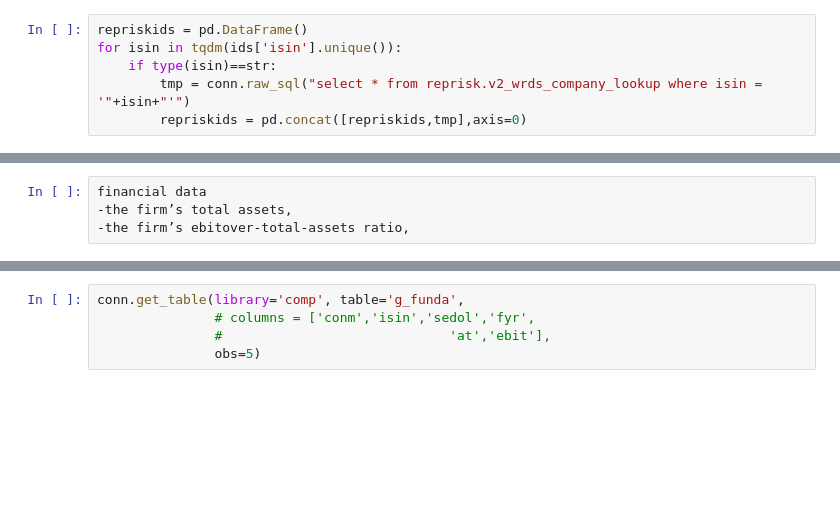
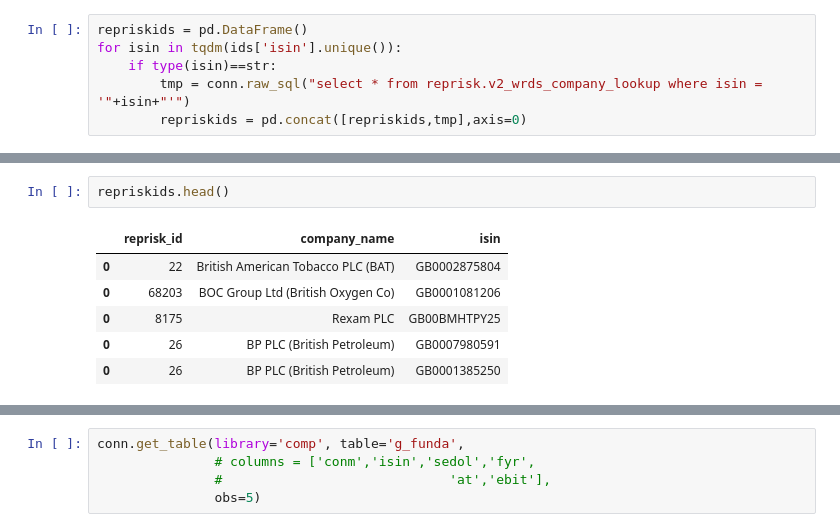
Before and after one commit to 222561/UZH_AssetPricing_Assignment, a Jupyter notebook: Project/data/wrds.ipynb, the cells around one changed output, grey strips where cells are left out. Saved outputs shown, nothing was run; the diff lists cells and outputs as text; blank space fills up the shorter version.

```diff
--- a/Project/data/wrds.ipynb
+++ b/Project/data/wrds.ipynb
@@ -112,4 +69,9 @@ isin='GB0002875804'
-# %%
-financial data
--the firm’s total assets,
--the firm’s ebitover-total-assets ratio,
+# %%
+repriskids.head()
+# %% [output]
+|  | reprisk_id | company_name | isin |
+| 0 | 22 | British American Tobacco PLC (BAT) | GB0002875804 |
+| 0 | 68203 | BOC Group Ltd (British Oxygen Co) | GB0001081206 |
+| 0 | 8175 | Rexam PLC | GB00BMHTPY25 |
+| 0 | 26 | BP PLC (British Petroleum) | GB0007980591 |
+| 0 | 26 | BP PLC (British Petroleum) | GB0001385250 |
```
Also changed, not shown: parts of 24 cells of this notebook.
